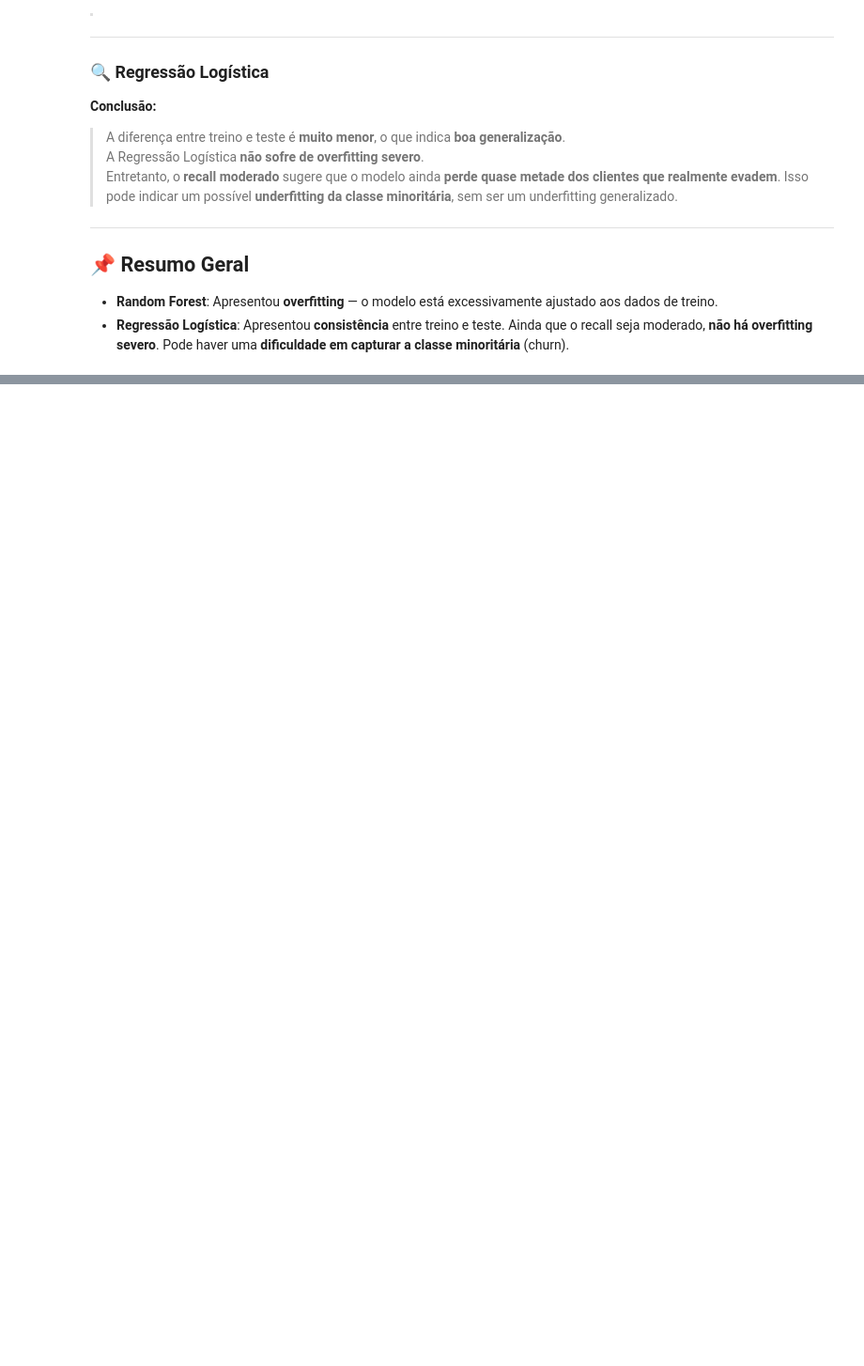
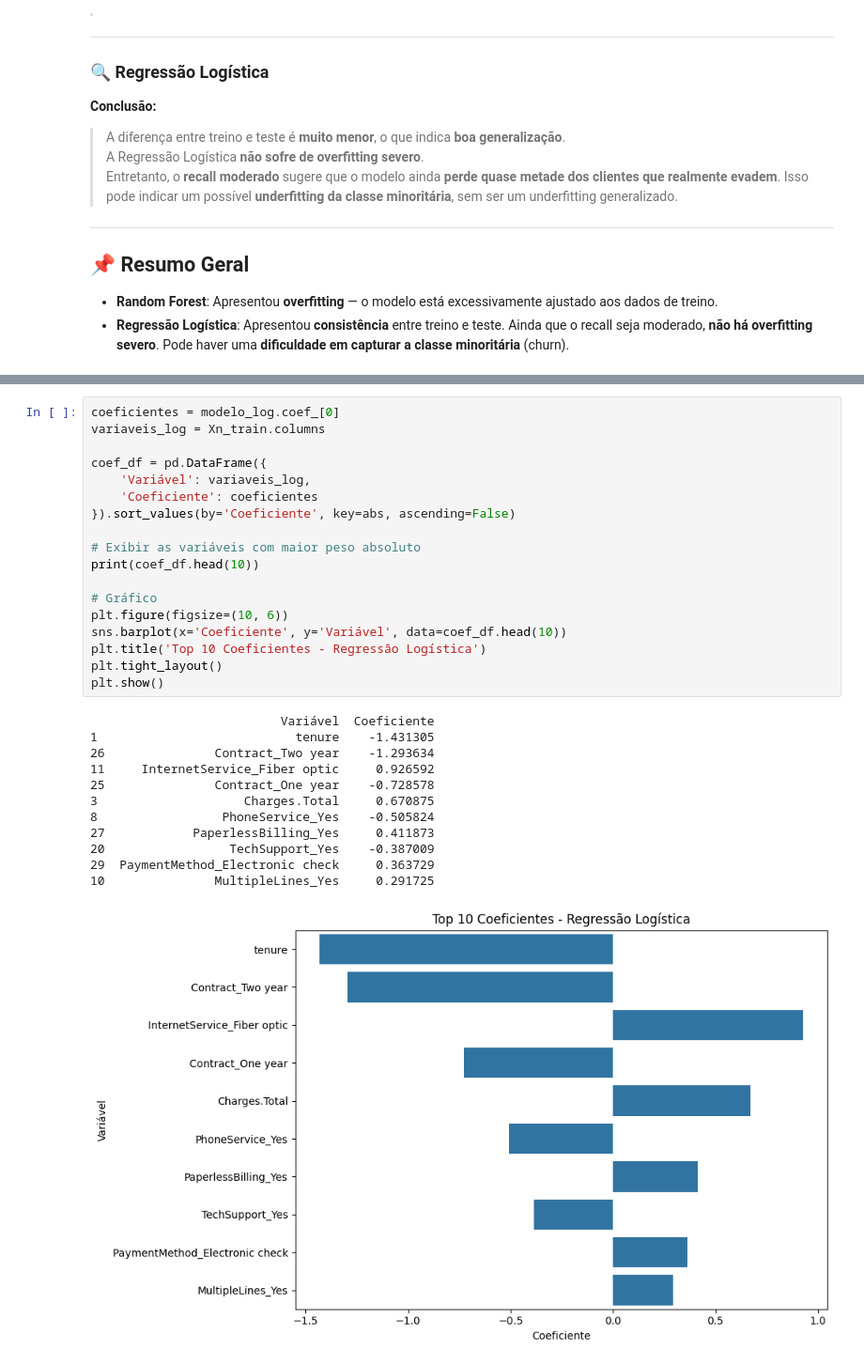
Before and after one commit to JCrpa/curso19_challenge_telecomX_analise_evasao_clientes_parte2, a Jupyter notebook: TelecomX_BR_parte2.ipynb, the cells around one changed output, grey strips where cells are left out. Shown at 94% size. Drawn from its saved outputs; the diff is of its cells as text; blank space fills up the shorter version.

```diff
--- a/TelecomX_BR_parte2.ipynb
+++ b/TelecomX_BR_parte2.ipynb
@@ -453,0 +506,31 @@ Entretanto, o **recall moderado** sugere que o modelo ainda **perde quase metade
+# %%
+coeficientes = modelo_log.coef_[0]
+variaveis_log = Xn_train.columns
+
+coef_df = pd.DataFrame({
+    'Variável': variaveis_log,
+    'Coeficiente': coeficientes
+}).sort_values(by='Coeficiente', key=abs, ascending=False)
+
+# Exibir as variáveis com maior peso absoluto
+print(coef_df.head(10))
+
+# Gráfico
+plt.figure(figsize=(10, 6))
+sns.barplot(x='Coeficiente', y='Variável', data=coef_df.head(10))
+plt.title('Top 10 Coeficientes - Regressão Logística')
+plt.tight_layout()
+plt.show()
+# %% [output]
+                          Variável  Coeficiente
+1                           tenure    -1.431305
+26               Contract_Two year    -1.293634
+11     InternetService_Fiber optic     0.926592
+25               Contract_One year    -0.728578
+3                    Charges.Total     0.670875
+8                 PhoneService_Yes    -0.505824
+27            PaperlessBilling_Yes     0.411873
+20                 TechSupport_Yes    -0.387009
+29  PaymentMethod_Electronic check     0.363729
+10               MultipleLines_Yes     0.291725
+[figure, added]
```
Also changed, not shown: parts of 49 cells of this notebook.
